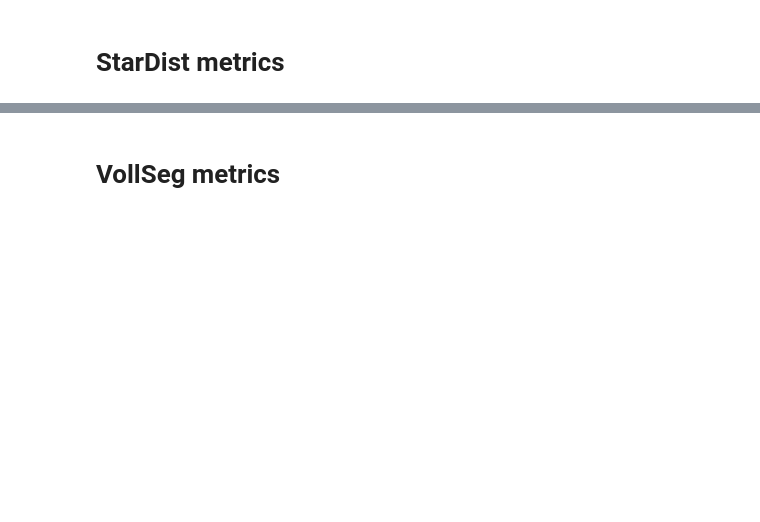
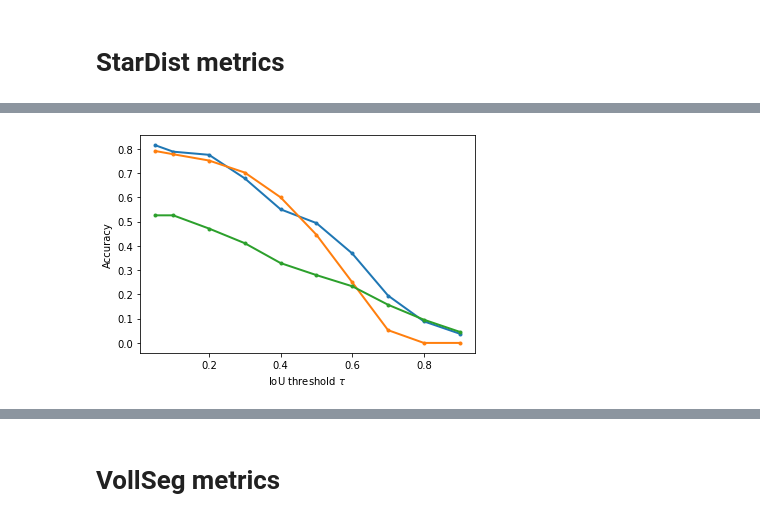
Before and after one commit to kapoorlab/BioPython, a Jupyter notebook: OtherPythonNotebooks/SegmentationMetrics.ipynb, the cells around one changed output, grey strips where cells are left out. Saved outputs shown, nothing was run; the diff lists cells and outputs as text; code cells hidden in the pictures; blank space fills up the shorter version.

```diff
--- a/OtherPythonNotebooks/SegmentationMetrics.ipynb
+++ b/OtherPythonNotebooks/SegmentationMetrics.ipynb
@@ -459,0 +494,17 @@ statsUnet = [matching_dataset(GT, BinarySeg, thresh=t, show_progress=False) for
+# %%
+
+for m in ('accuracy',):
+    plt.plot(taus, [s._asdict()[m] for s in statsVoll], '.-', lw=2, label=m)
+for m in ('accuracy',):
+    plt.plot(taus, [s._asdict()[m] for s in statsStar], '.-', lw=2, label=m)
+for m in ('accuracy',):
+    plt.plot(taus, [s._asdict()[m] for s in statsUnet], '.-', lw=2, label=m)
+plt.xlabel(r'IoU threshold $\tau$')
+plt.ylabel('Accuracy')
+#ax1.grid()
+#ax1.legend()
+
+
+plt.savefig(Results + 'Acc', dpi=300)
+# %% [output]
+[figure, added]
```
Also changed, not shown: parts of 9 cells of this notebook, 1 other file.
